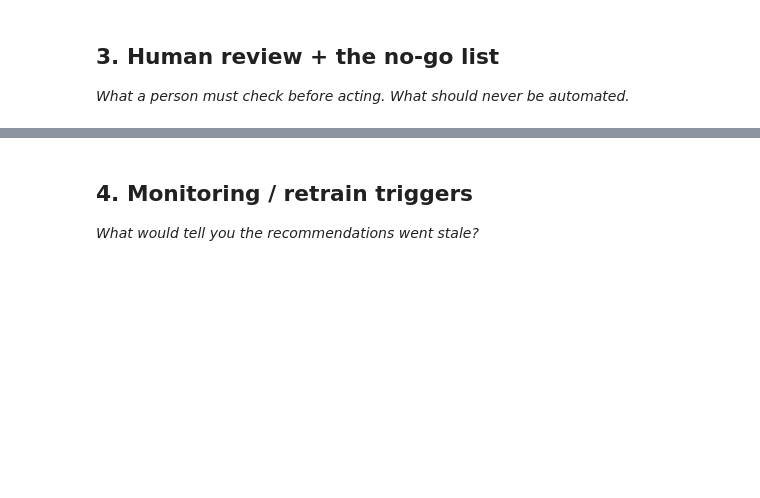
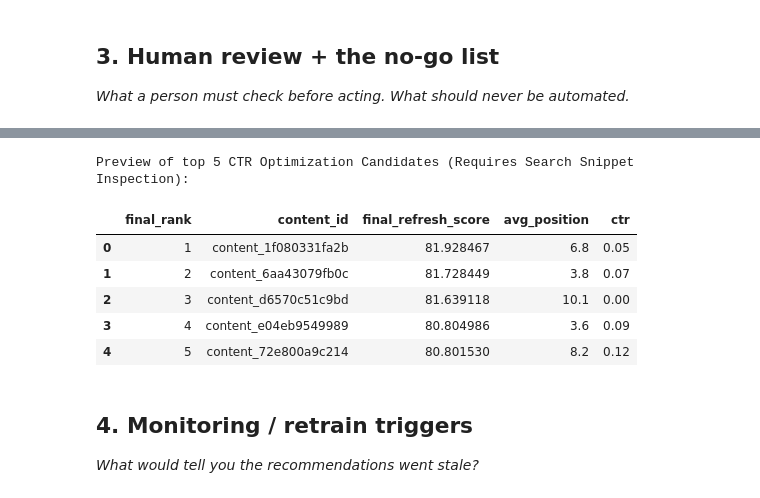
Before and after one commit to Saadali880/flyrank-ml-internship-saad, a Jupyter notebook: work/notebooks/w07_action_playbook.ipynb, the cells around one changed output, grey strips where cells are left out. Saved outputs shown, nothing was run; the diff lists cells and outputs as text; code cells hidden in the pictures; blank space fills up the shorter version.

```diff
--- a/work/notebooks/w07_action_playbook.ipynb
+++ b/work/notebooks/w07_action_playbook.ipynb
@@ -21,3 +269,16 @@ This skeleton is yours to fill. Work the sections **in order** — each one has
+# %%
+# Show a preview of pages that editors should manually query first
+ctr_candidates = final_queue[final_queue["suggested_action"] == "refresh_and_review_ctr"].head(5)
+print("Preview of top 5 CTR Optimization Candidates (Requires Search Snippet Inspection):")
+ctr_candidates[["final_rank", "content_id", "final_refresh_score", "avg_position", "ctr"]]
+# %% [output]
+Preview of top 5 CTR Optimization Candidates (Requires Search Snippet Inspection):
+|  | final_rank | content_id | final_refresh_score | avg_position | ctr |
+| 0 | 1 | content_1f080331fa2b | 81.928467 | 6.8 | 0.05 |
+| 1 | 2 | content_6aa43079fb0c | 81.728449 | 3.8 | 0.07 |
+| 2 | 3 | content_d6570c51c9bd | 81.639118 | 10.1 | 0.00 |
+| 3 | 4 | content_e04eb9549989 | 80.804986 | 3.6 | 0.09 |
+| 4 | 5 | content_72e800a9c214 | 80.801530 | 8.2 | 0.12 |
 # %% [markdown]
 ## 4. Monitoring / retrain triggers
 
```
Also changed, not shown: parts of 19 cells of this notebook, 6 other files.
